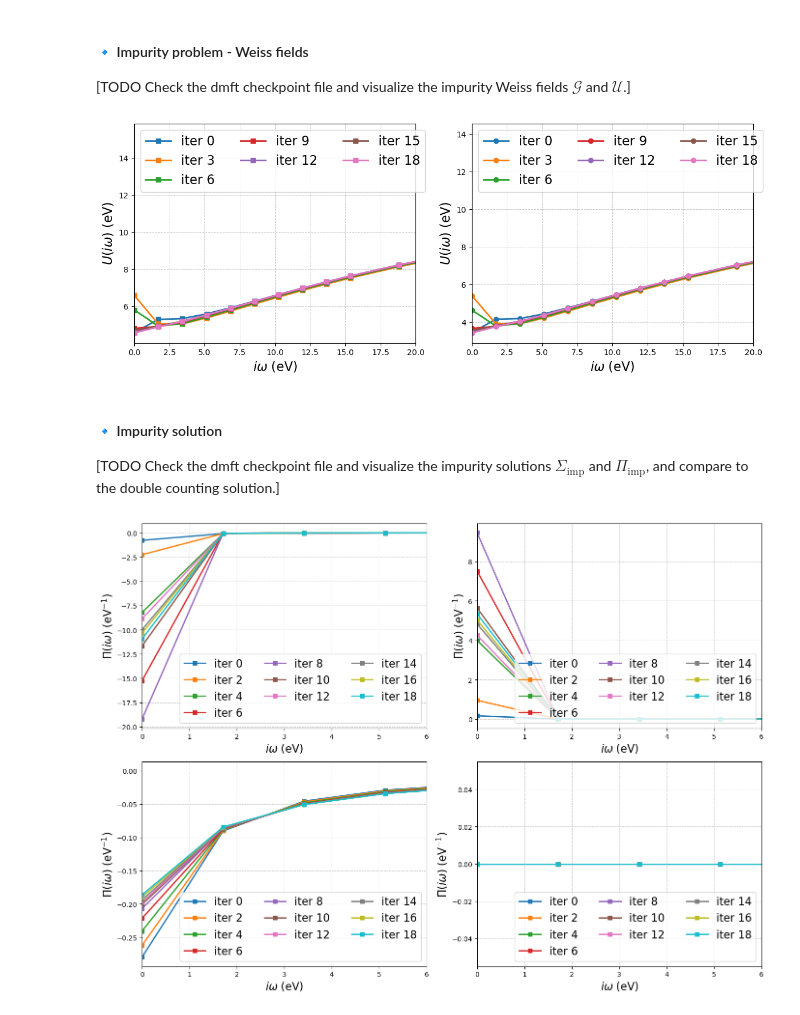
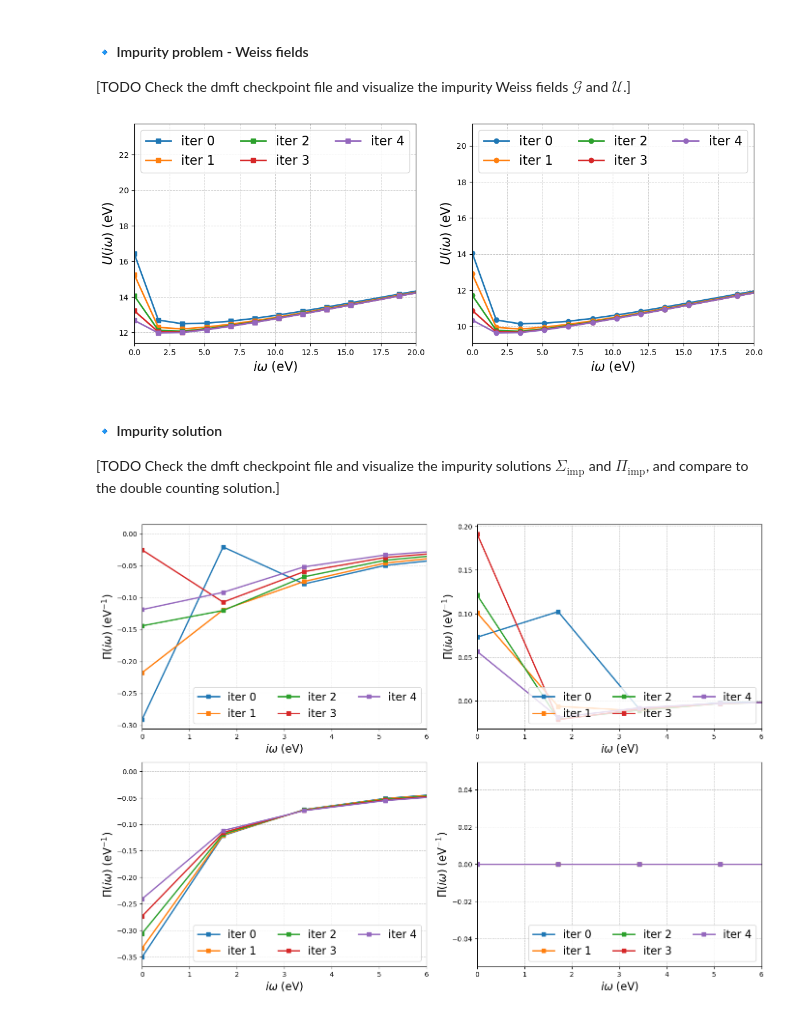
Before and after one commit to AbInitioQHub/coqui-tutorial, a Jupyter notebook: quickstart/04_gw_edmft/04_gw_edmft.ipynb, the cells around one changed output. Drawn from its saved outputs; the diff is of its cells as text; code cells hidden in the pictures.

Commit message:
work on tutorial 04

```diff
--- a/quickstart/04_gw_edmft/04_gw_edmft.ipynb
+++ b/quickstart/04_gw_edmft/04_gw_edmft.ipynb
@@ -443,8 +488,8 @@ In the previous section, we initialized a short GW+EDMFT workflow for SrVO$_3$ a
 # %%
-dmft_h5 = "svo.dmft.h5"
+dmft_h5 = "/mnt/home/cyeh/ceph/coqui-tutorial/quickstart/04_gw_edmft/coqui/02_gw_edmft/new_triqs/nio.dmft.h5"
 iaft = coqui.IAFT.from_coqui_chkpt(dmft_h5)
 
-niter, solver_inputs = 1, []
+niter, solver_inputs = 5, []
 for it in range(niter):
     inp = coqui.dmft.read_impurity_chkpt(dmft_h5, read="inputs", iteration=it)
     solver_inputs.append(inp[0])
@@ -666,0 +505,25 @@ Hartree_eV = 27.211386245988
+# %%
+Hartree_eV = 1.0
+iw_mesh_f = iaft.wn_mesh('fermion') * np.pi / iaft.beta * Hartree_eV
+
+fig, ax = plt.subplots(1, 2, figsize=(14,5), dpi=100)
+offset = 0
+for i in range(offset, len(solver_inputs),1):
+    G_iw_t2g = iaft.tau_to_w(solver_inputs[i]['Gloc_t'][0], 'f')
+
+    ax[0].plot(iw_mesh_f, G_iw_t2g[:,0,0].real/Hartree_eV,
+            linestyle='-', marker='s', linewidth=2, label=f'iter {i}')
+    ax[0].plot(iw_mesh_f, solver_results[i]['G_iw_data'][0][:,0,0].real/Hartree_eV,
+            linestyle='--', marker='o', linewidth=2, label=f'iter {i}')
+    ax[1].plot(iw_mesh_f, G_iw_t2g[:,0,0].imag/Hartree_eV,
+            linestyle='-', marker='^', linewidth=2, label=f'iter {i}')
+    ax[1].plot(iw_mesh_f, solver_results[i]['G_iw_data'][0][:,0,0].imag/Hartree_eV,
+            linestyle='--', marker='o', linewidth=2, label=f'iter {i}')
+
+for i in range(2):
+    ax[i].set_xlim(0, 1.0)
+    ax[i].set_xlabel("$i\omega$ (eV)", fontsize=16)
+    ax[i].set_ylabel("$G(i\omega)$ (eV^-1)", fontsize=16)
+    ax[i].legend(ncol=3, loc=1, fontsize=16)
+    ax[i].grid(True, which='both', linestyle='--', linewidth=0.7, alpha=0.7)
+Hartree_eV = 27.211386245988
@@ -669,8 +534,8 @@ Hartree_eV = 1.0
 iw_mesh_b = iaft.wn_mesh('boson', positive_only=True) * np.pi / iaft.beta * Hartree_eV
 
 fig, ax = plt.subplots(1, 2, figsize=(14,5), dpi=100)
-offset = 5
-for i in range(offset, len(solver_inputs),5):
+offset = 0
+for i in range(offset, len(solver_inputs),1):
     W_iw = iaft.tau_to_w_phsym(solver_inputs[i]['Wloc_t'], 'boson')
     ax[0].plot(iw_mesh_b, (W_iw[:,0,0,0,0].real+solver_inputs[i]['Vloc'][0,0,0,0].real)*Hartree_eV,
             linestyle='-', marker='s', linewidth=2, label=f'iter {i}')
@@ -700,7 +565,7 @@ iw_mesh_b = iaft.wn_mesh('boson', positive_only=True) * np.pi / iaft.beta * Hart
 
 fig, ax = plt.subplots(1, 2, figsize=(14,5), dpi=100)
 offset = 0
-for i in range(offset,len(solver_inputs),3):
+for i in range(offset,len(solver_inputs),1):
     ax[0].plot(iw_mesh_b, (solver_inputs[i]['u_weiss_iw'][:,0,0,0,0].real+solver_inputs[i]['Vloc'][0,0,0,0].real)*Hartree_eV,
             linestyle='-', marker='s', linewidth=2, label=f'iter {i}')
     ax[1].plot(iw_mesh_b, (solver_inputs[i]['u_weiss_iw'][:,0,0,1,1].real+solver_inputs[i]['Vloc'][0,0,1,1].real)*Hartree_eV,
@@ -714,39 +579,39 @@ for i in range(2):
     ax[i].legend(ncol=3, loc=2, fontsize=16)
     ax[i].grid(True, which='both', linestyle='--', linewidth=0.7, alpha=0.7)
 # %% [output]
-[figure, old version]
+[figure, new version]
 # %% [markdown]
 #### 🔹 Impurity solution
 [TODO Check the dmft checkpoint file and visualize the impurity solutions $\Sigma_{\mathrm{imp}}$ and $\Pi_{\mathrm{imp}}$, and compare to the double counting solution.]
 # %%
 iw_mesh_b = iaft.wn_mesh('boson', positive_only=True) * np.pi / iaft.beta * Hartree_eV
 
 fig, ax = plt.subplots(2, 2, figsize=(14,10), dpi=100)
 
 offset = 0
-for i in range(offset,len(solver_results), 2):
+for i in range(offset,len(solver_results), 1):
     ax[0,0].plot(iw_mesh_b, (solver_results[i]['Pi_iw_data'][0][:,0,0].real)/Hartree_eV,
             linestyle='-', marker='s', linewidth=2, label=f'iter {i}')
     ax[0,1].plot(iw_mesh_b, (solver_results[i]['Pi_iw_data'][0][:,0,1].real)/Hartree_eV,
             linestyle='-', marker='s', linewidth=2, label=f'iter {i}')
     ax[1,0].plot(iw_mesh_b, (solver_results[i]['Pi_iw_dc_data'][0][:,0,0].real)/Hartree_eV,
             linestyle='-', marker='s', linewidth=2, label=f'iter {i}')
     ax[1,1].plot(iw_mesh_b, (solver_results[i]['Pi_iw_dc_data'][0][:,0,1].real)/Hartree_eV,
             linestyle='-', marker='s', linewidth=2, label=f'iter {i}')
 
 for ij in range(4):
     i = ij//2
     j = ij%2
     ax[i,j].set_xlim(0, 6)
     ax[i,j].set_xlabel("$i\omega$ (eV)", fontsize=16)
     ax[i,j].set_ylabel("$\Pi(i\omega)$ (eV$^{-1}$)", fontsize=16)
     ax[i,j].legend(ncol=3, loc=4, fontsize=16)
     ax[i,j].grid(True, which='both', linestyle='--', linewidth=0.7, alpha=0.7)
     ax[i,j].grid(True, which='both', linestyle='--', linewidth=0.7, alpha=0.7)
 
 plt.tight_layout()
 # %% [output]
-[figure, old version]
+[figure, new version]
 # %%
 for i in range(len(solver_results)):
     vhf_dc = solver_results[i]['Sigma_infty_dc'][0][0,0]
```
Also changed, not shown: parts of 37 cells of this notebook, 1 other file.
